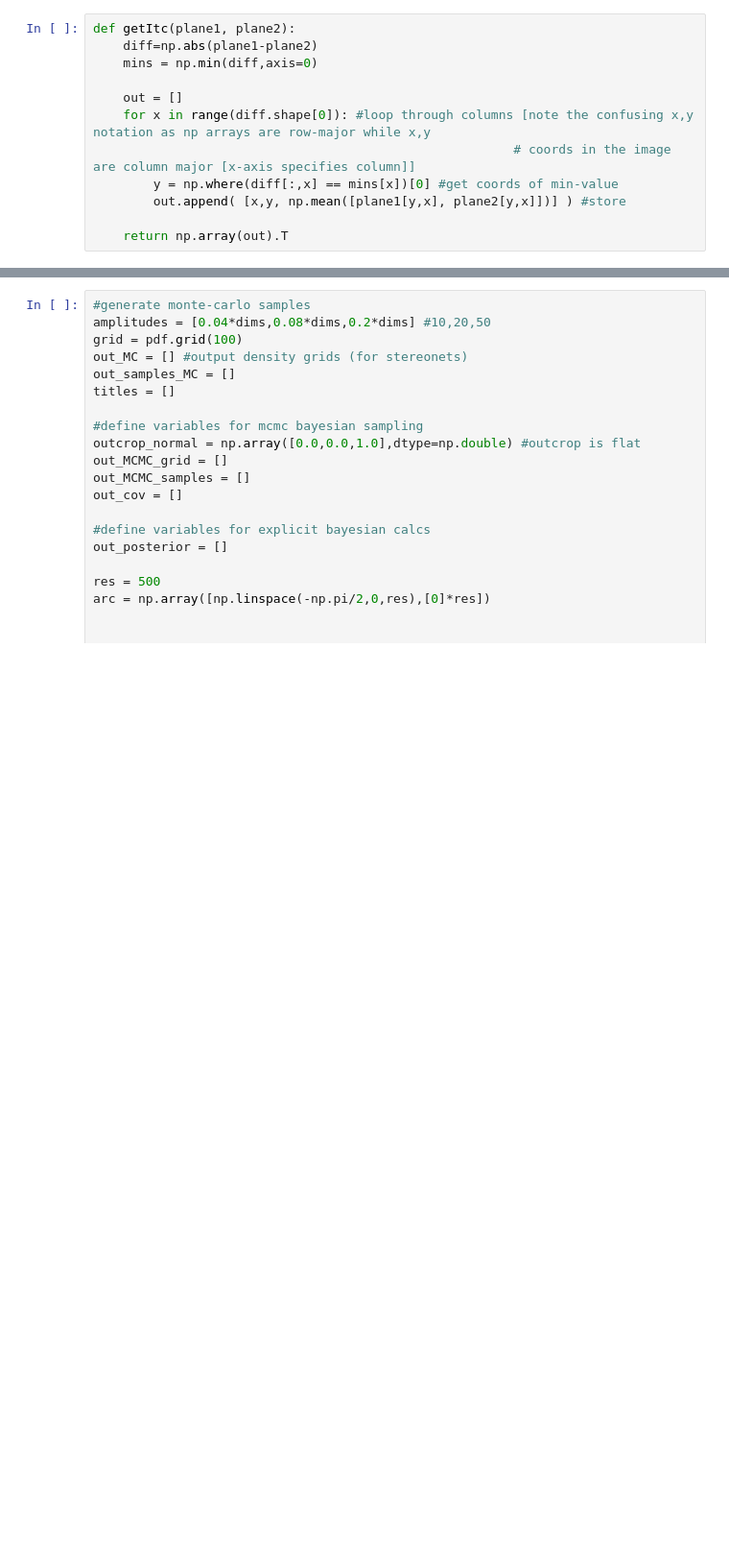
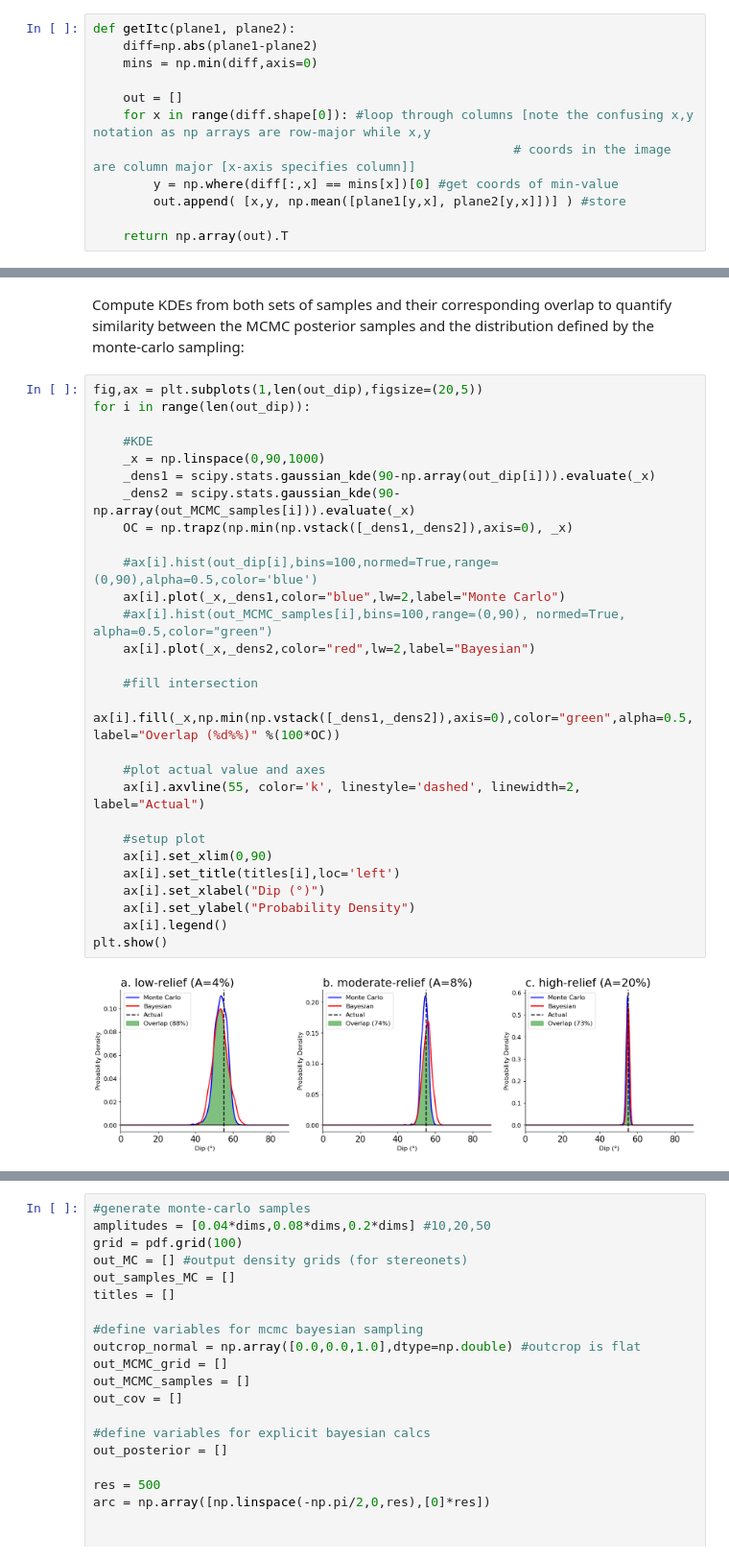
Before and after one commit to samthiele/pycompass, a Jupyter notebook: examples/3_Synthetic Examples.ipynb, the cells around one changed output, grey strips where cells are left out. Shown at 96% size. Cells and saved outputs as stored; diff of their text form; blank space fills up the shorter version.

```diff
--- a/examples/3_Synthetic Examples.ipynb
+++ b/examples/3_Synthetic Examples.ipynb
@@ -299,0 +343,32 @@ fig.show()
+# %% [markdown]
+Compute KDEs from both sets of samples and their corresponding overlap to quantify similarity between the MCMC posterior samples and the distribution defined by the monte-carlo sampling:
+# %%
+fig,ax = plt.subplots(1,len(out_dip),figsize=(20,5))
+for i in range(len(out_dip)):
+
+    #KDE
+    _x = np.linspace(0,90,1000)
+    _dens1 = scipy.stats.gaussian_kde(90-np.array(out_dip[i])).evaluate(_x)
+    _dens2 = scipy.stats.gaussian_kde(90-np.array(out_MCMC_samples[i])).evaluate(_x)
+    OC = np.trapz(np.min(np.vstack([_dens1,_dens2]),axis=0), _x)
+
+    #ax[i].hist(out_dip[i],bins=100,normed=True,range=(0,90),alpha=0.5,color='blue')
+    ax[i].plot(_x,_dens1,color="blue",lw=2,label="Monte Carlo")
+    #ax[i].hist(out_MCMC_samples[i],bins=100,range=(0,90), normed=True, alpha=0.5,color="green")
+    ax[i].plot(_x,_dens2,color="red",lw=2,label="Bayesian")
+
+    #fill intersection
+    ax[i].fill(_x,np.min(np.vstack([_dens1,_dens2]),axis=0),color="green",alpha=0.5,label="Overlap (%d%%)" %(100*OC))
+
+    #plot actual value and axes
+    ax[i].axvline(55, color='k', linestyle='dashed', linewidth=2, label="Actual")
+
+    #setup plot
+    ax[i].set_xlim(0,90)
+    ax[i].set_title(titles[i],loc='left')
+    ax[i].set_xlabel("Dip (°)")
+    ax[i].set_ylabel("Probability Density")
+    ax[i].legend()
+plt.show()
+# %% [output]
+[figure, added]
```
Also changed, not shown: parts of 22 cells of this notebook.
